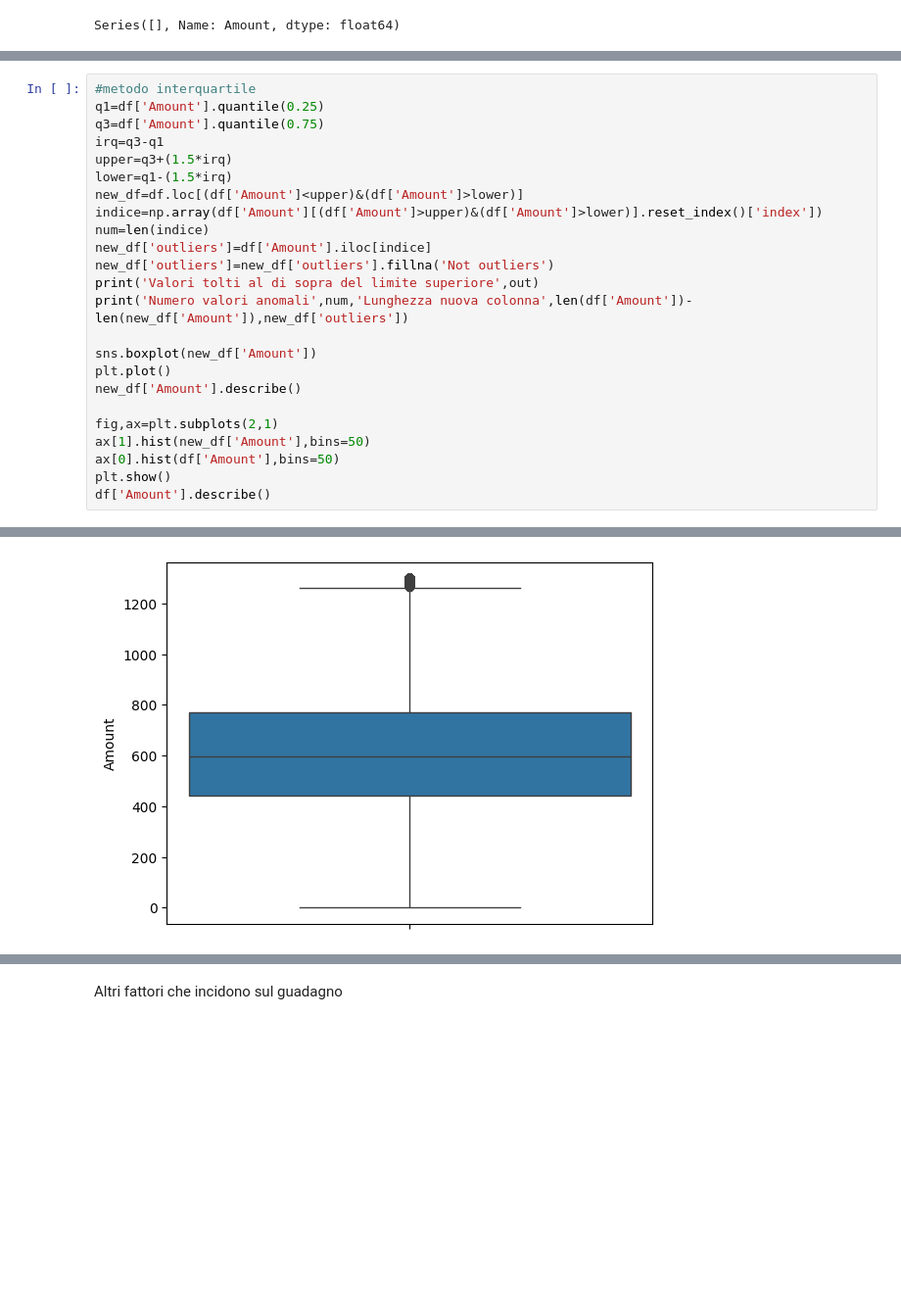
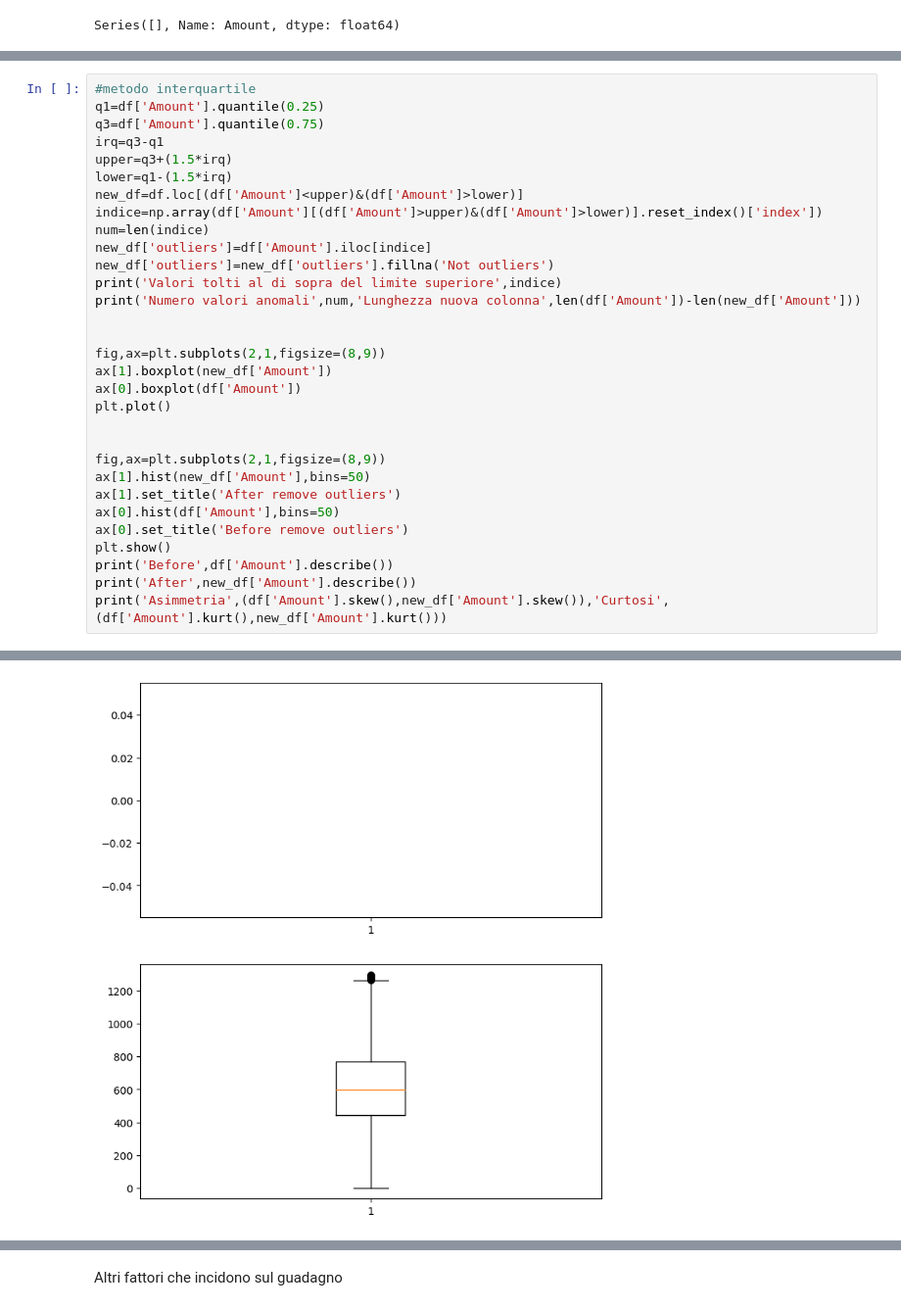
Before and after one commit to glo-code/ecommerce-analysis, a Jupyter notebook: ecommerce_analysis.ipynb, the cells around one changed output, grey strips where cells are left out. Shown at 98% size. Drawn from its saved outputs; the diff is of its cells as text; blank space fills up the shorter version.

```diff
--- a/ecommerce_analysis.ipynb
+++ b/ecommerce_analysis.ipynb
@@ -534,18 +538,25 @@ indice=np.array(df['Amount'][(df['Amount']>upper)&(df['Amount']>lower)].reset_in
 num=len(indice)
 new_df['outliers']=df['Amount'].iloc[indice]
 new_df['outliers']=new_df['outliers'].fillna('Not outliers')
-print('Valori tolti al di sopra del limite superiore',out)
-print('Numero valori anomali',num,'Lunghezza nuova colonna',len(df['Amount'])-len(new_df['Amount']),new_df['outliers'])
+print('Valori tolti al di sopra del limite superiore',indice)
+print('Numero valori anomali',num,'Lunghezza nuova colonna',len(df['Amount'])-len(new_df['Amount']))
 
-sns.boxplot(new_df['Amount'])
+
+fig,ax=plt.subplots(2,1,figsize=(8,9))
+ax[1].boxplot(new_df['Amount'])
+ax[0].boxplot(df['Amount'])
 plt.plot()
-new_df['Amount'].describe()
 
-fig,ax=plt.subplots(2,1)
+
+fig,ax=plt.subplots(2,1,figsize=(8,9))
 ax[1].hist(new_df['Amount'],bins=50)
+ax[1].set_title('After remove outliers')
 ax[0].hist(df['Amount'],bins=50)
+ax[0].set_title('Before remove outliers')
 plt.show()
-df['Amount'].describe()
+print('Before',df['Amount'].describe())
+print('After',new_df['Amount'].describe())
+print('Asimmetria',(df['Amount'].skew(),new_df['Amount'].skew()),'Curtosi',(df['Amount'].kurt(),new_df['Amount'].kurt()))
 # %% [output]
 A value is trying to be set on a copy of a slice from a DataFrame.
 Try using .loc[row_indexer,col_indexer] = value instead
@@ -573 +573 @@ Name: outliers, Length: 86522, dtype: object
-[figure, old version]
+[figure, new version]
```
Also changed, not shown: parts of 28 cells of this notebook.
